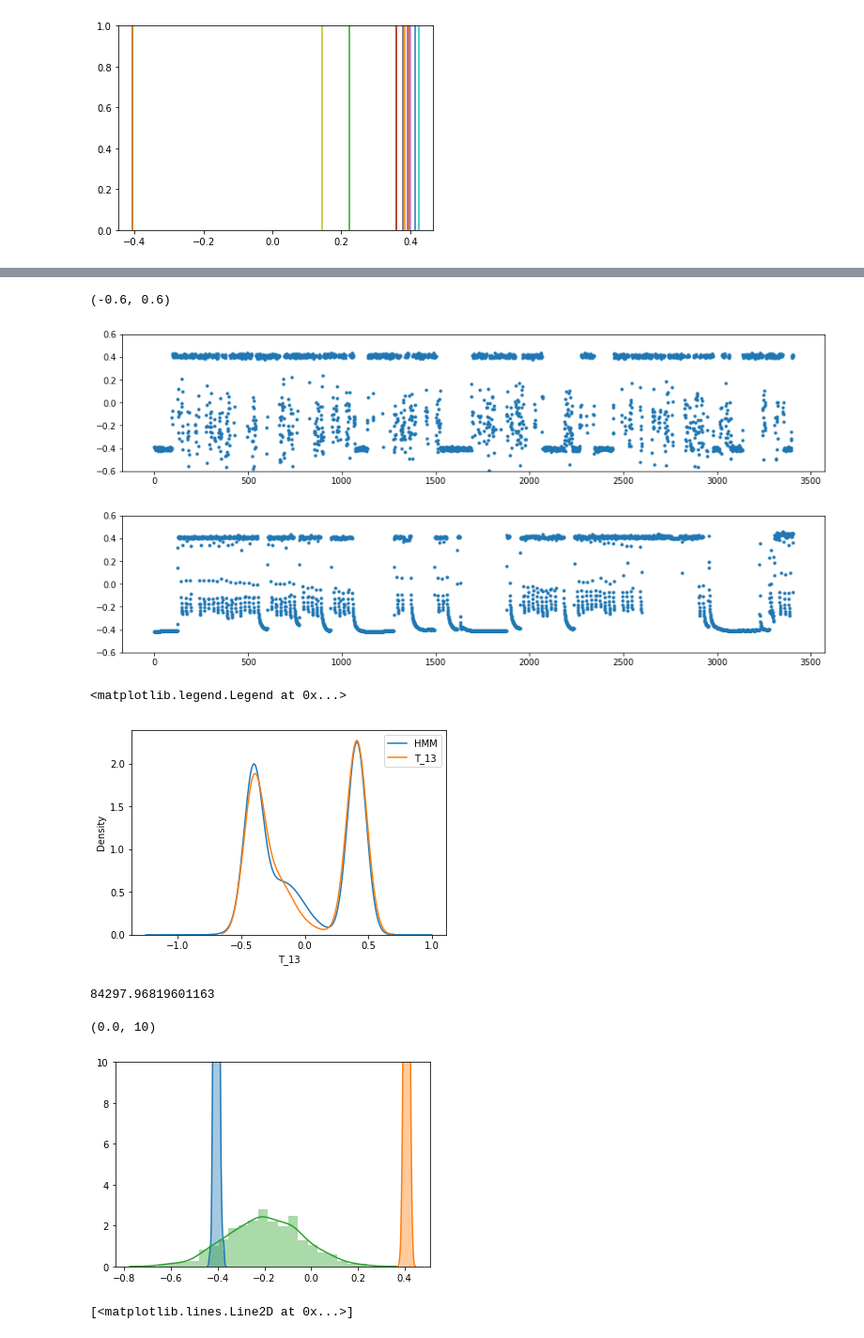
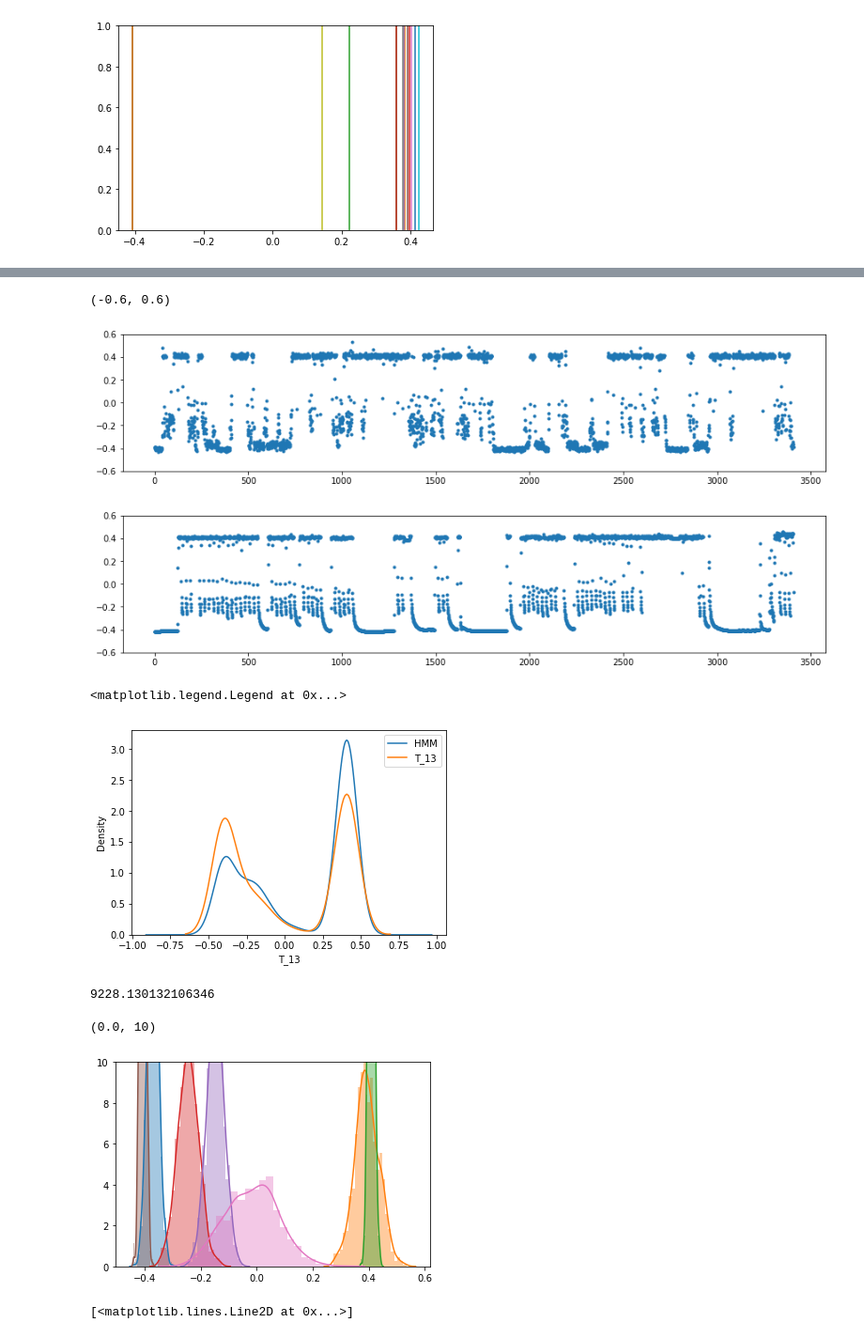
Before and after one commit to rtbs-dev/phm-feature-maker, a Jupyter notebook: pomegranate_hmm.ipynb, the cells around one changed output, grey strips where cells are left out. Shown at 94% size. Cells and saved outputs as stored; diff of their text form; code cells hidden in the pictures.

```diff
--- a/pomegranate_hmm.ipynb
+++ b/pomegranate_hmm.ipynb
@@ -237,8 +233,12 @@ nan
 # %%
-dists = 27*[NormalDistribution(2,3)]
+# dists = 27*[NormalDistribution(2,3)]
 
-model = HiddenMarkovModel.from_samples(MultivariateGaussianDistribution,
-                                       n_components=3,
-                                       X=[dfr.loc[:,'T_1':].values[:1000]])
-
+# model = HiddenMarkovModel.from_samples(MultivariateGaussianDistribution,
+#                                        n_components=3,
+#                                        X=[dfr.loc[:,'T_1':].values[:1000]])
+model = HiddenMarkovModel.from_samples(NormalDistribution,
+                                       n_components=7,
+                                       X=[dfr['T_13'].values],
+                                       verbose=True,
+                                       n_jobs=6)
 # model
@@ -253,7 +271,7 @@ plt.plot(dfr.T_13.values, '.')
 plt.ylim(-.6, .6)
 # %% [output]
 (-0.6, 0.6)
-[figure, old version]
+[figure, new version]
 [figure]
 # %%
 pd.DataFrame(np.array(model.sample(3408))).plot(kind='kde', label='HMM')
@@ -261,18 +279,18 @@ sns.distplot(dfr.T_13, hist=False, label='T_13')
 plt.legend(['HMM', 'T_13'])
 # %% [output]
 <matplotlib.legend.Legend at 0x...>
-[figure, old version]
+[figure, new version]
 # %%
-model.log_probability(dfr.values)
+model.log_probability(dfr['T_13'].values)
 # %% [output]
-84297.96819601163
+9228.130132106346
 # %%
-for dist in model.states[:3]:
+for dist in model.states[:7]:
     sns.distplot(dist.distribution.sample(1000), norm_hist=True)
 plt.ylim(ymax=10)
 # %% [output]
 (0.0, 10)
-[figure, old version]
+[figure, new version]
 # %%
 r = dfo.rolling('6h')  # result at right-edge of window.
 lprob = r.T_13.apply(model.log_probability)
```
Also changed, not shown: parts of 22 cells of this notebook, 1 other file.
